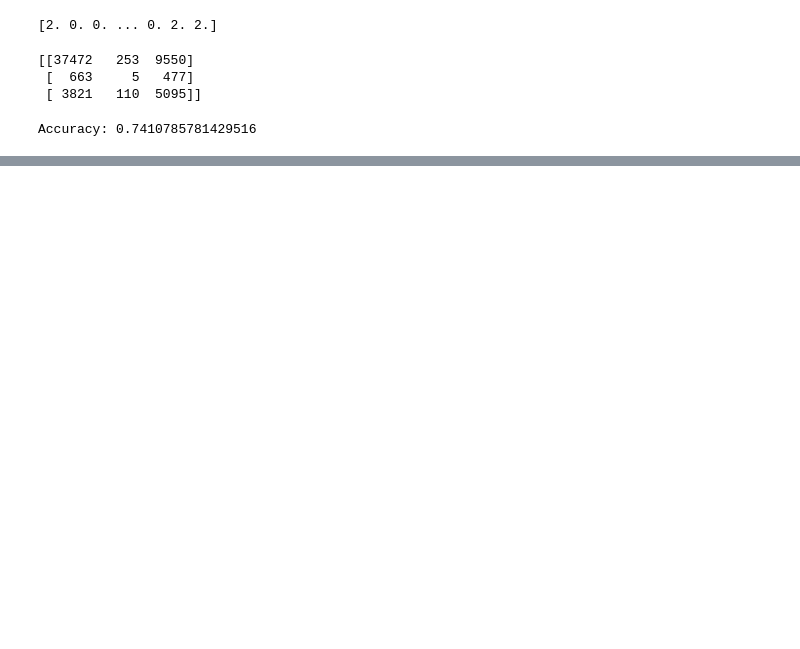
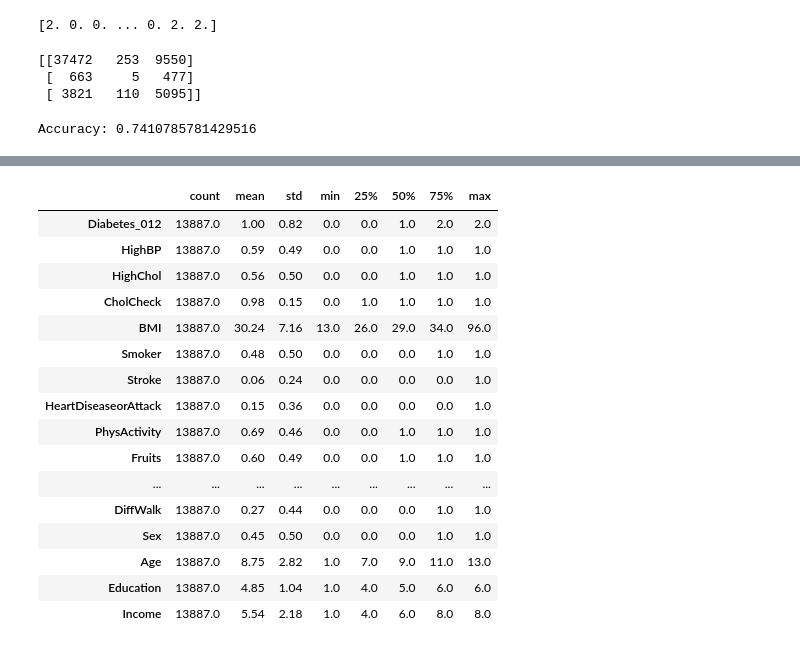
Before and after one commit to MehrdadGh1989/Diabete_Project, a Jupyter notebook: Diabetes_Project_With_Jupyter_MachineLearnin.ipynb, the cells around one changed output, grey strips where cells are left out. Cells and saved outputs as stored; diff of their text form; code cells hidden in the pictures; blank space fills up the shorter version.

```diff
--- a/Diabetes_Project_With_Jupyter_MachineLearnin.ipynb
+++ b/Diabetes_Project_With_Jupyter_MachineLearnin.ipynb
@@ -162,0 +190,5 @@ Accuracy: 83.22042503807936 %
+# %%
+#Creating New DataFrame Containing Only Observations with Diabetes
+diabete_df_new=diabete_df_clean[diabete_df_clean['Diabetes_012']==2]
+diabete_df_new['Diabetes_012'].value_counts()
+diabete_df_new
@@ -162,0 +253,20 @@ Accuracy: 83.22042503807936 %
+# %%
+combined_equal_df.describe().T.round(2)
+# %% [output]
+|  | count | mean | std | min | 25% | 50% | 75% | max |
+| Diabetes_012 | 13887.0 | 1.00 | 0.82 | 0.0 | 0.0 | 1.0 | 2.0 | 2.0 |
+| HighBP | 13887.0 | 0.59 | 0.49 | 0.0 | 0.0 | 1.0 | 1.0 | 1.0 |
+| HighChol | 13887.0 | 0.56 | 0.50 | 0.0 | 0.0 | 1.0 | 1.0 | 1.0 |
+| CholCheck | 13887.0 | 0.98 | 0.15 | 0.0 | 1.0 | 1.0 | 1.0 | 1.0 |
+| BMI | 13887.0 | 30.24 | 7.16 | 13.0 | 26.0 | 29.0 | 34.0 | 96.0 |
+| Smoker | 13887.0 | 0.48 | 0.50 | 0.0 | 0.0 | 0.0 | 1.0 | 1.0 |
+| Stroke | 13887.0 | 0.06 | 0.24 | 0.0 | 0.0 | 0.0 | 0.0 | 1.0 |
+| HeartDiseaseorAttack | 13887.0 | 0.15 | 0.36 | 0.0 | 0.0 | 0.0 | 0.0 | 1.0 |
+| PhysActivity | 13887.0 | 0.69 | 0.46 | 0.0 | 0.0 | 1.0 | 1.0 | 1.0 |
+| Fruits | 13887.0 | 0.60 | 0.49 | 0.0 | 0.0 | 1.0 | 1.0 | 1.0 |
+| ... | ... | ... | ... | ... | ... | ... | ... | ... |
+| DiffWalk | 13887.0 | 0.27 | 0.44 | 0.0 | 0.0 | 0.0 | 1.0 | 1.0 |
+| Sex | 13887.0 | 0.45 | 0.50 | 0.0 | 0.0 | 0.0 | 1.0 | 1.0 |
+| Age | 13887.0 | 8.75 | 2.82 | 1.0 | 7.0 | 9.0 | 11.0 | 13.0 |
+| Education | 13887.0 | 4.85 | 1.04 | 1.0 | 4.0 | 5.0 | 6.0 | 6.0 |
+| Income | 13887.0 | 5.54 | 2.18 | 1.0 | 4.0 | 6.0 | 8.0 | 8.0 |
```
Also changed, not shown: parts of 19 cells of this notebook.
